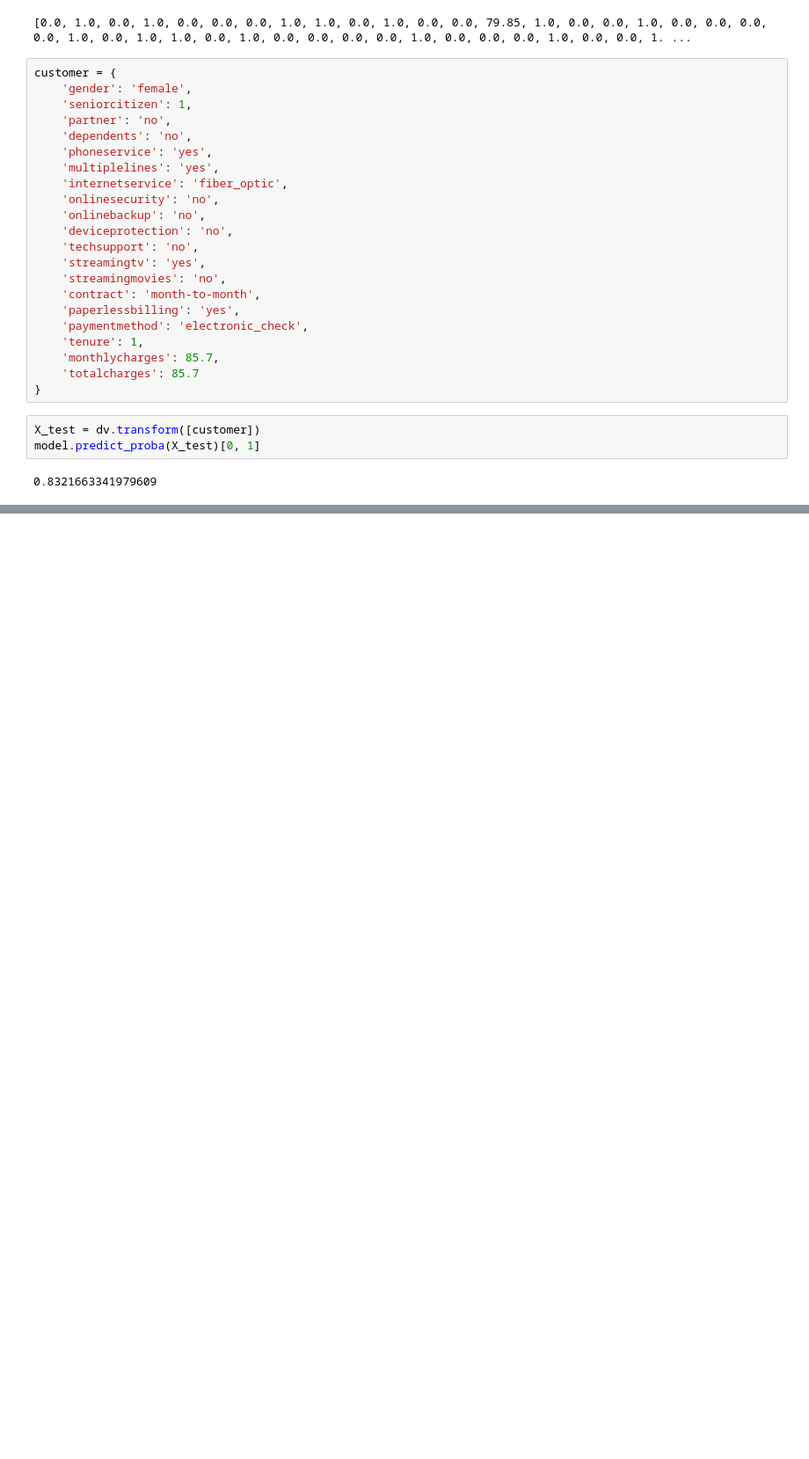
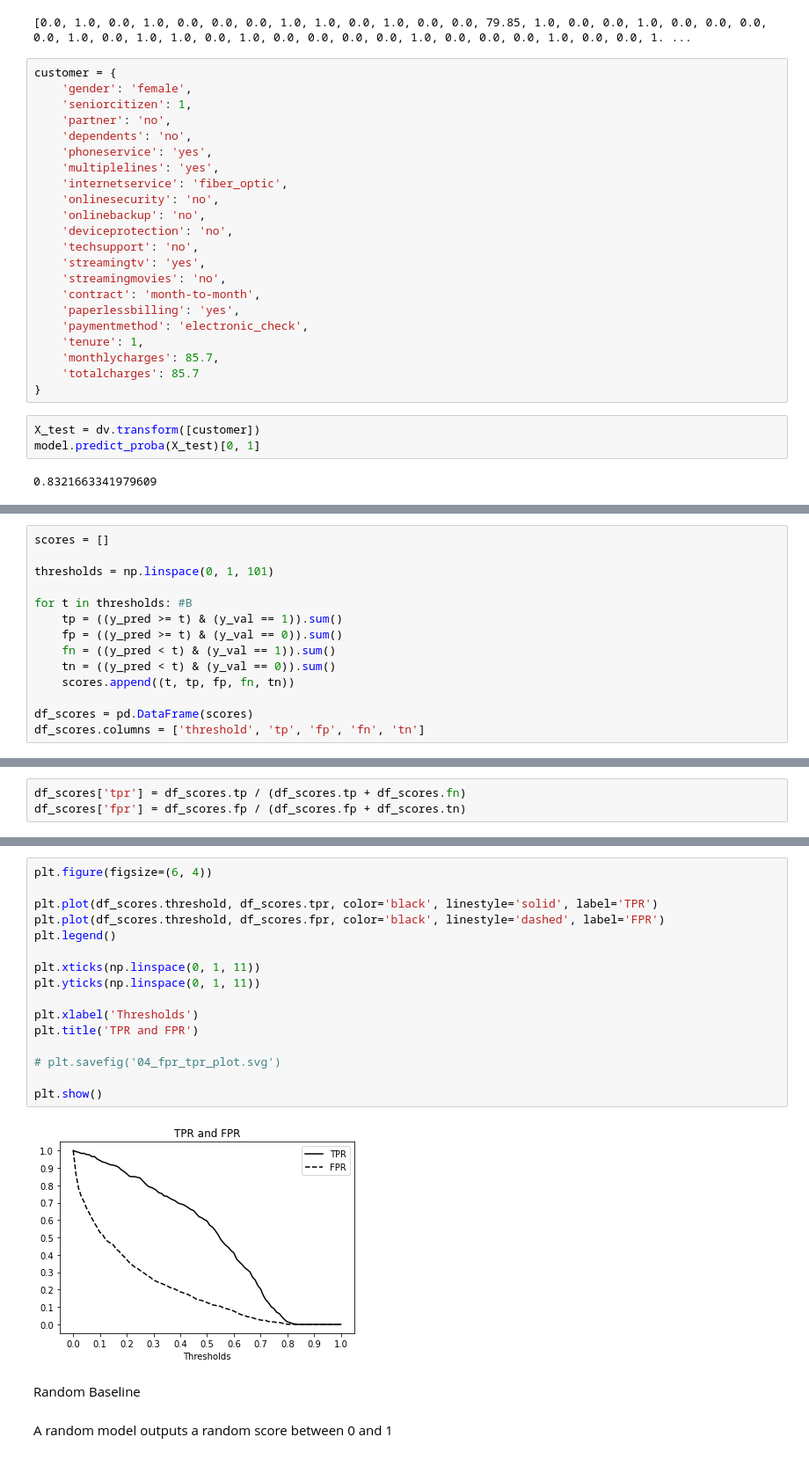
Before and after one commit to harizshah/Telco-Customer-Churn-Dec-2022-, a Jupyter notebook: churn_and_metrics.ipynb, the cells around one changed output, grey strips where cells are left out. Shown: that part at 88% size. Saved outputs shown, nothing was run; the diff lists cells and outputs as text; blank space fills up the shorter version.

```diff
--- a/churn_and_metrics.ipynb
+++ b/churn_and_metrics.ipynb
@@ -646,0 +975,14 @@ model.predict_proba(X_test)[0, 1]
+# %%
+scores = []
+
+thresholds = np.linspace(0, 1, 101)
+
+for t in thresholds: #B
+    tp = ((y_pred >= t) & (y_val == 1)).sum()
+    fp = ((y_pred >= t) & (y_val == 0)).sum()
+    fn = ((y_pred < t) & (y_val == 1)).sum()
+    tn = ((y_pred < t) & (y_val == 0)).sum()
+    scores.append((t, tp, fp, fn, tn))
+
+df_scores = pd.DataFrame(scores)
+df_scores.columns = ['threshold', 'tp', 'fp', 'fn', 'tn']
@@ -646,0 +1004,3 @@ model.predict_proba(X_test)[0, 1]
+# %%
+df_scores['tpr'] = df_scores.tp / (df_scores.tp + df_scores.fn)
+df_scores['fpr'] = df_scores.fp / (df_scores.fp + df_scores.tn)
@@ -646,0 +1022,22 @@ model.predict_proba(X_test)[0, 1]
+# %%
+plt.figure(figsize=(6, 4))
+
+plt.plot(df_scores.threshold, df_scores.tpr, color='black', linestyle='solid', label='TPR')
+plt.plot(df_scores.threshold, df_scores.fpr, color='black', linestyle='dashed', label='FPR')
+plt.legend()
+
+plt.xticks(np.linspace(0, 1, 11))
+plt.yticks(np.linspace(0, 1, 11))
+
+plt.xlabel('Thresholds')
+plt.title('TPR and FPR')
+
+# plt.savefig('04_fpr_tpr_plot.svg')
+
+plt.show()
+# %% [output]
+[figure, added]
+# %% [markdown]
+Random Baseline
+# %% [markdown]
+A random model outputs a random score between 0 and 1
```
Also changed, not shown: parts of 100 cells of this notebook.
